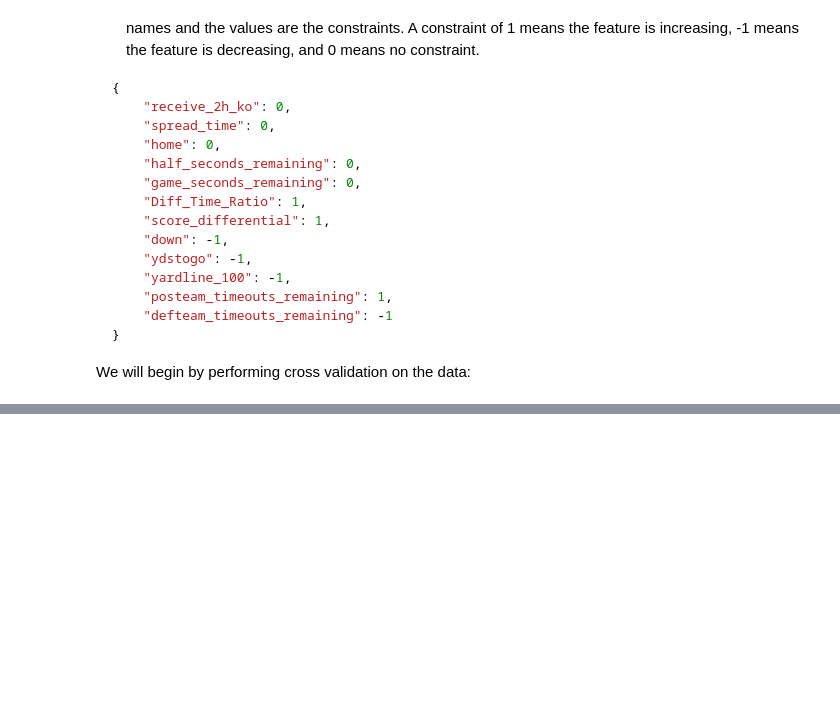
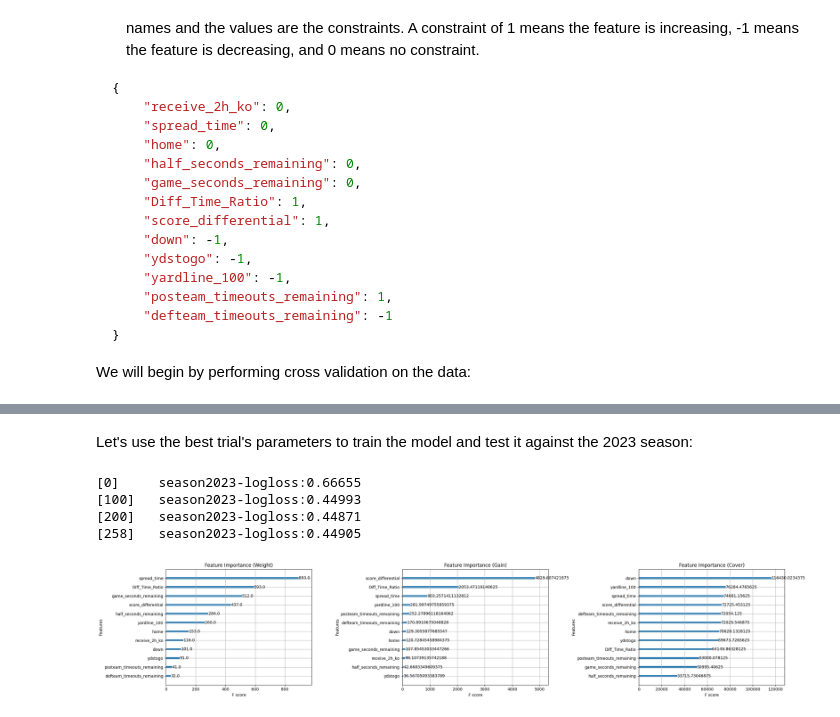
Before and after one commit to jonathanelbailey/nfl-data-models, a Jupyter notebook: notebooks/exploration/eda_nfl_wp_models.ipynb, the cells around one changed output, grey strips where cells are left out. Saved outputs shown, nothing was run; the diff lists cells and outputs as text; code cells hidden in the pictures; blank space fills up the shorter version.

```diff
--- a/notebooks/exploration/eda_nfl_wp_models.ipynb
+++ b/notebooks/exploration/eda_nfl_wp_models.ipynb
@@ -775,0 +441,8 @@ The models tested showed varying levels of performance. The original author's mo
+# %%
+import optuna
+
+study_name = "wp_model_optimization"
+
+storage_name = f"sqlite:///{study_name}.db"
+
+study = optuna.create_study(study_name=study_name, storage=storage_name, direction="minimize", load_if_exists=True, pruner=optuna.pruners.MedianPruner(n_startup_trials=5, n_warmup_steps=100))
@@ -775,0 +475,3 @@ The models tested showed varying levels of performance. The original author's mo
+# %%
+best_params = study.best_params
+best_params
@@ -775,0 +509,66 @@ The models tested showed varying levels of performance. The original author's mo
+# %% [markdown]
+Let's use the best trial's parameters to train the model and test it against the 2023 season:
+# %%
+monotone_contraints_df = {
+    'receive_2h_ko': 0,
+    'spread_time': 0,
+    'home': 0,
+    'half_seconds_remaining': 0,
+    'game_seconds_remaining': 0,
+    'Diff_Time_Ratio': 1,
+    'score_differential': 1,
+    'down': -1,
+    'ydstogo': -1,
+    'yardline_100': -1,
+    'posteam_timeouts_remaining': 1,
+    'defteam_timeouts_remaining': -1
+}
+
+params = {
+    'booster': 'gbtree',
+    'device': 'cuda',
+    'objective': 'binary:logistic',
+    'grow_policy': best_params['grow_policy'],
+    'sampling_method': 'gradient_based',
+    'eval_metric': 'logloss',
+    'lambda': best_params['lambda'],
+    'alpha': best_params['alpha'],
+    'eta': best_params['eta'],
+    'subsample': best_params['subsample'],
+    'gamma': best_params['gamma'],
+    'colsample_bytree': best_params['colsample_bytree'],
+    'max_depth': best_params['max_depth'],
+    'max_delta_step': best_params['max_delta_step'],
+    'min_child_weight': best_params['min_child_weight'],
+    'monotone_constraints': monotone_contraints_df,
+    'num_parallel_tree': 2
+}
+
+cal_data = pd.read_csv('tests/validation/calibration_data/wp_cal_data.csv')
+
+train_data = cal_data.loc[cal_data['season'] < 2023]
+test_data = cal_data.loc[cal_data['season'] == 2023]
+
+dtrain = xgb.DMatrix(train_data.loc[:, ~train_data.columns.isin(['season', 'game_id', 'label'])], label=train_data['label'])
+dtest = xgb.DMatrix(test_data.loc[:, ~test_data.columns.isin(['season', 'game_id', 'label'])], label=test_data['label'])
+
+bst = xgb.train(params=params, dtrain=dtrain, num_boost_round=10000, early_stopping_rounds=50, maximize=False, verbose_eval=100, evals=[(dtest, 'season2023')])
+# %% [output]
+[0]     season2023-logloss:0.66655
+[100]   season2023-logloss:0.44993
+[200]   season2023-logloss:0.44871
+[258]   season2023-logloss:0.44905
+# %%
+from matplotlib import pyplot as plt
+
+xgb_plot = xgb.plot_importance
+
+fig, ax = plt.subplots(1, 3, figsize=(25, 5))
+
+xgb_plot(bst, importance_type='weight', ax=ax[0], title='Feature Importance (Weight)')
+xgb_plot(bst, importance_type='gain', ax=ax[1], title='Feature Importance (Gain)')
+xgb_plot(bst, importance_type='cover', ax=ax[2], title='Feature Importance (Cover)')
+
+plt.tight_layout()
+# %% [output]
+[figure, added]
```
Also changed, not shown: parts of 69 cells of this notebook, 2 other files.
